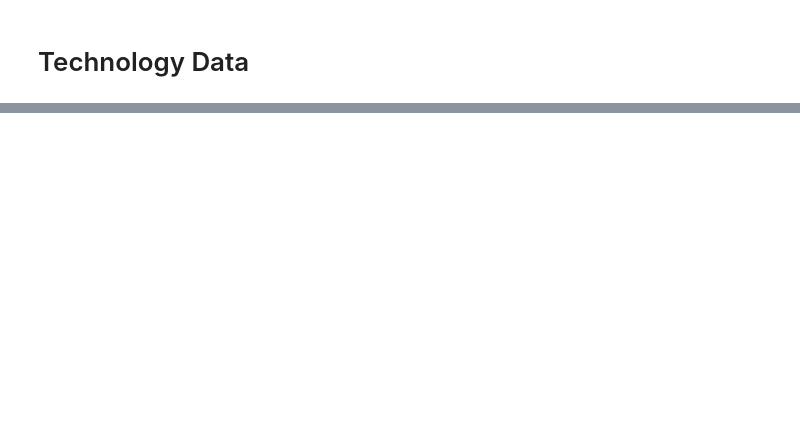
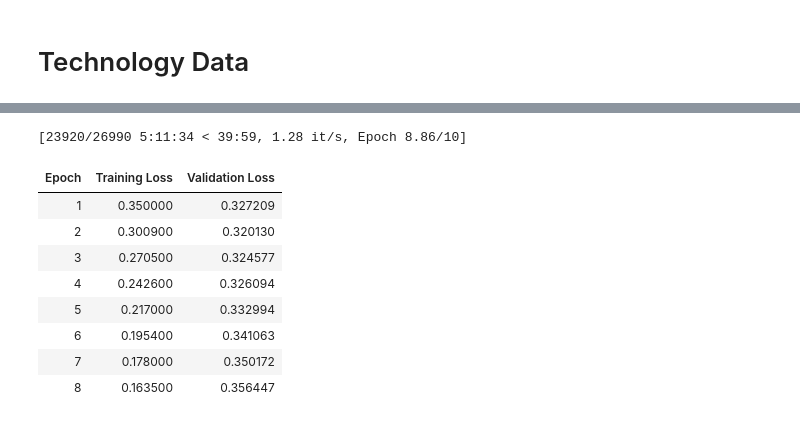
Before and after one commit to mastdev/cd-summ, a Jupyter notebook: BART_Training.ipynb, the cells around one changed output, grey strips where cells are left out. Saved outputs shown, nothing was run; the diff lists cells and outputs as text; code cells hidden in the pictures; blank space fills up the shorter version.

```diff
--- a/BART_Training.ipynb
+++ b/BART_Training.ipynb
@@ -44,7 +104,7 @@ def preprocess_function(examples):
 from datasets import Dataset
 
 # Convert pandas DataFrame to Hugging Face Dataset
-hf_dataset = Dataset.from_pandas(df[['text', 'summary']])
+hf_dataset = Dataset.from_pandas(result)
 
 # Tokenize the dataset
 tokenized_datasets = hf_dataset.map(preprocess_function, batched=True, remove_columns=["text", "summary"])
@@ -54,29 +116,22 @@ train_test_split = tokenized_datasets.train_test_split(test_size=0.2)
 train_dataset = train_test_split['train']
 eval_dataset = train_test_split['test']
 # %%
-# Load the BART model
+# We use the BART large dataset, loading it
+
 model = BartForConditionalGeneration.from_pretrained('facebook/bart-large')
 
 # Define training arguments
 training_args = TrainingArguments(
-    output_dir="./results",
+    output_dir="/storage/ice1/6/4/tchavan3/results-new",
     evaluation_strategy="epoch",
     learning_rate=2e-5,
-    per_device_train_batch_size=4,
-    per_device_eval_batch_size=4,
-    num_train_epochs=3,
+    per_device_train_batch_size=16,
+    per_device_eval_batch_size=16,
+    num_train_epochs=10,
     weight_decay=0.01,
-    logging_dir='./logs',
-    logging_steps=10,
+    save_strategy='epoch',
+#     logging_dir='/storage/ice1/6/4/tchavan3/logs',
+#     logging_steps=10,
+#     report_to="none",  # Disable unnecessary logging reports
+
 )
-
-# Initialize the Trainer
-trainer = Trainer(
-    model=model,
-    args=training_args,
-    train_dataset=train_dataset,
-    eval_dataset=eval_dataset,  # Optionally split train and eval sets
-)
-
-# Train the model
-trainer.train()
@@ -82,0 +177,23 @@ trainer.train()
+# %%
+# Train the model with a progress bar (tqdm is automatically included)
+# trainer.train()
+for epoch in tqdm(range(training_args.num_train_epochs), desc="Training Epochs"):
+    trainer.train()
+    checkpoint_path = f"/storage/ice1/6/4/tchavan3/results/checkpoint_epoch_{epoch}.pth"
+    torch.save({
+        'epoch': epoch,
+#             'model_state_dict': model.state_dict(),
+#             'optimizer_state_dict': optimizer.state_dict(),
+#             # Add any other necessary components to save
+    }, checkpoint_path)
+# %% [output]
+[23920/26990 5:11:34 < 39:59, 1.28 it/s, Epoch 8.86/10]
+| Epoch | Training Loss | Validation Loss |
+| 1 | 0.350000 | 0.327209 |
+| 2 | 0.300900 | 0.320130 |
+| 3 | 0.270500 | 0.324577 |
+| 4 | 0.242600 | 0.326094 |
+| 5 | 0.217000 | 0.332994 |
+| 6 | 0.195400 | 0.341063 |
+| 7 | 0.178000 | 0.350172 |
+| 8 | 0.163500 | 0.356447 |
```
Also changed, not shown: parts of 37 cells of this notebook, 4 other files.
